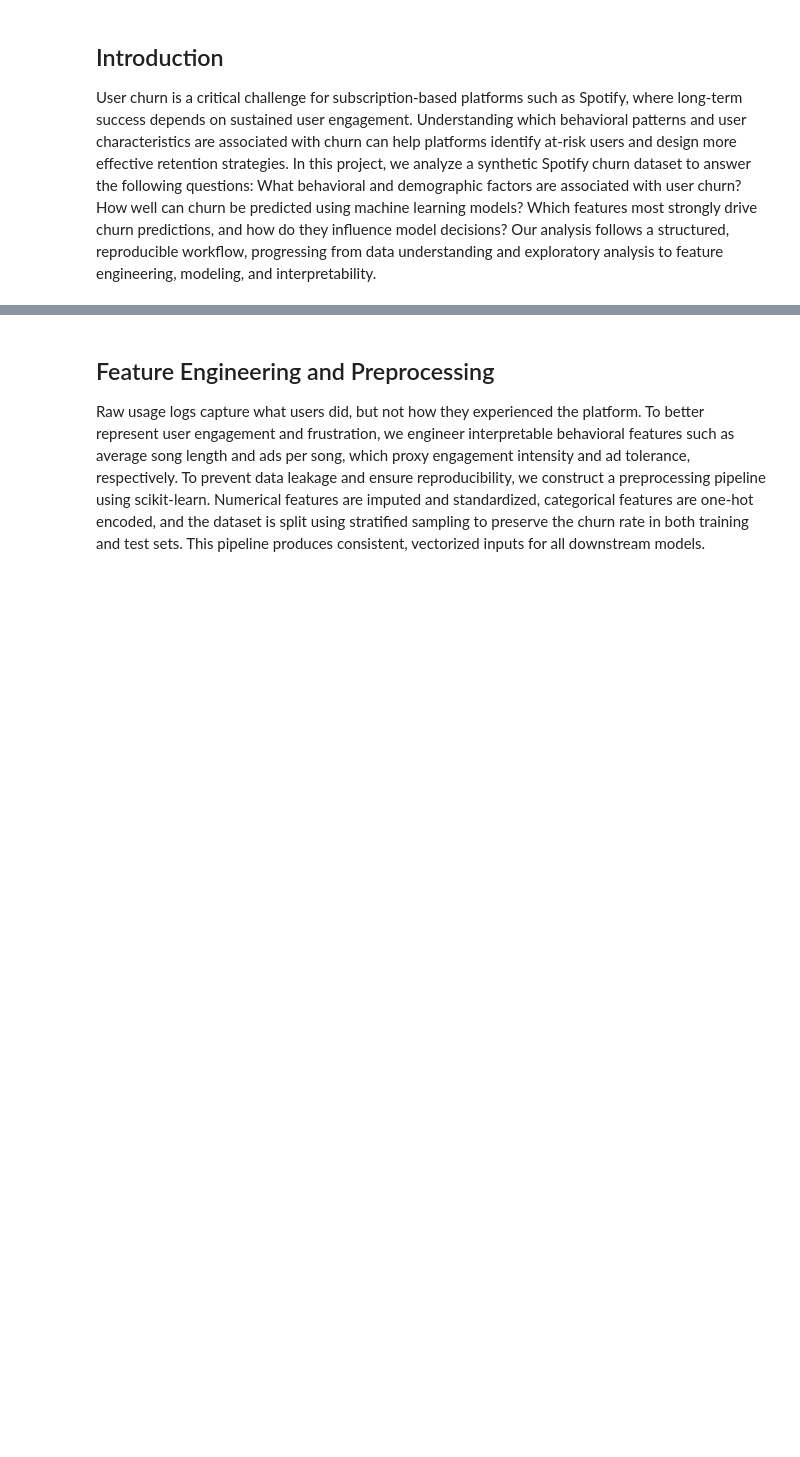
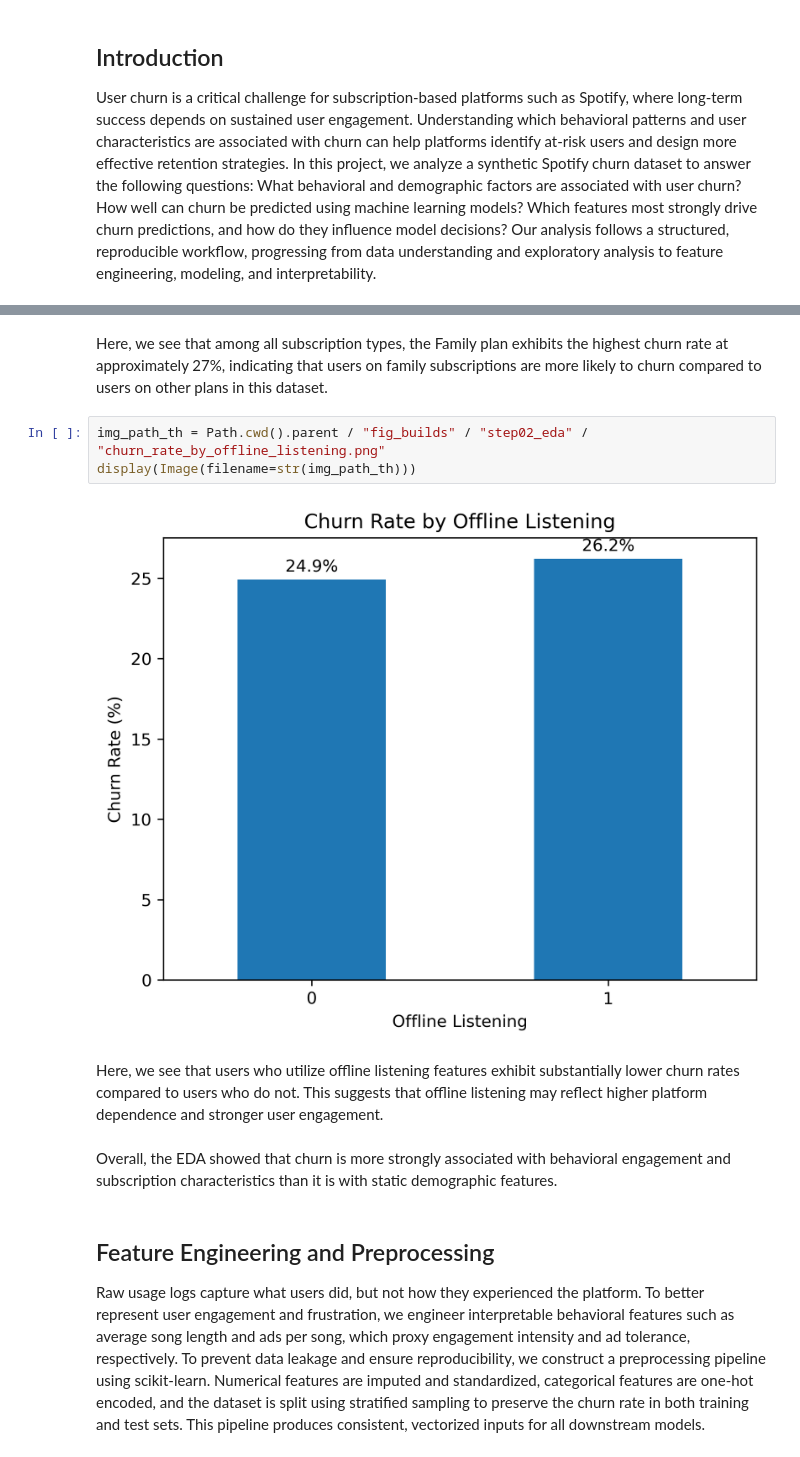
Before and after one commit to UCB-stat-159-f25/final-group08, a Jupyter notebook: notebooks/main.ipynb, the cells around one changed output, grey strips where cells are left out. Saved outputs shown, nothing was run; the diff lists cells and outputs as text; blank space fills up the shorter version.

```diff
--- a/notebooks/main.ipynb
+++ b/notebooks/main.ipynb
@@ -106,3 +142,14 @@ In contrast, engagement-related features show stronger associations with churn.
+# %% [markdown]
+Here, we see that among all subscription types, the Family plan exhibits the highest churn rate at approximately 27%, indicating that users on family subscriptions are more likely to churn compared to users on other plans in this dataset.
+# %%
+img_path_th = Path.cwd().parent / "fig_builds" / "step02_eda" / "churn_rate_by_offline_listening.png"
+display(Image(filename=str(img_path_th)))
+# %% [output]
+[figure, added]
+# %% [markdown]
+Here, we see that users who utilize offline listening features exhibit substantially lower churn rates compared to users who do not. This suggests that offline listening may reflect higher platform dependence and stronger user engagement.
+# %% [markdown]
+Overall, the EDA showed that churn is more strongly associated with behavioral engagement and subscription characteristics than it is with static demographic features.
 # %% [markdown]
 ## Feature Engineering and Preprocessing
 Raw usage logs capture what users did, but not how they experienced the platform. To better represent user engagement and frustration, we engineer interpretable behavioral features such as average song length and ads per song, which proxy engagement intensity and ad tolerance, respectively.
```
Also changed, not shown: parts of 8 cells of this notebook.
